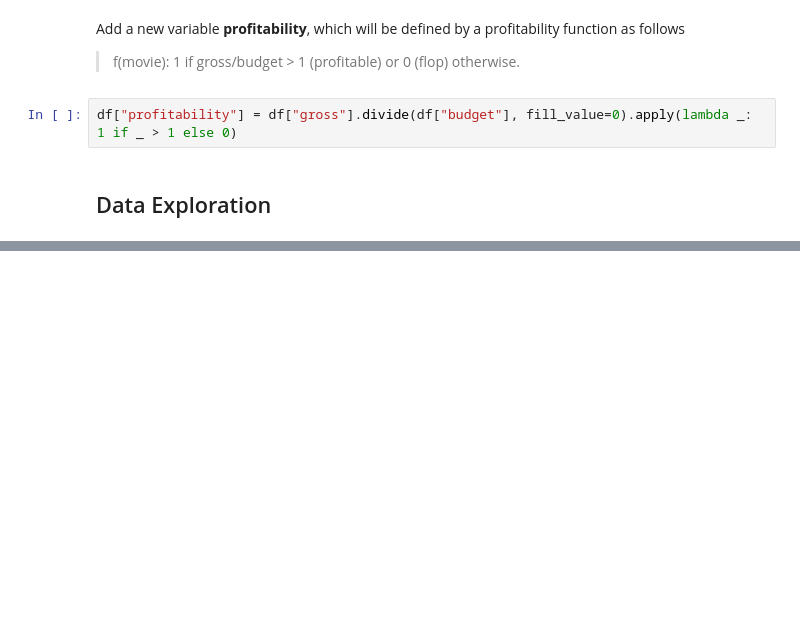
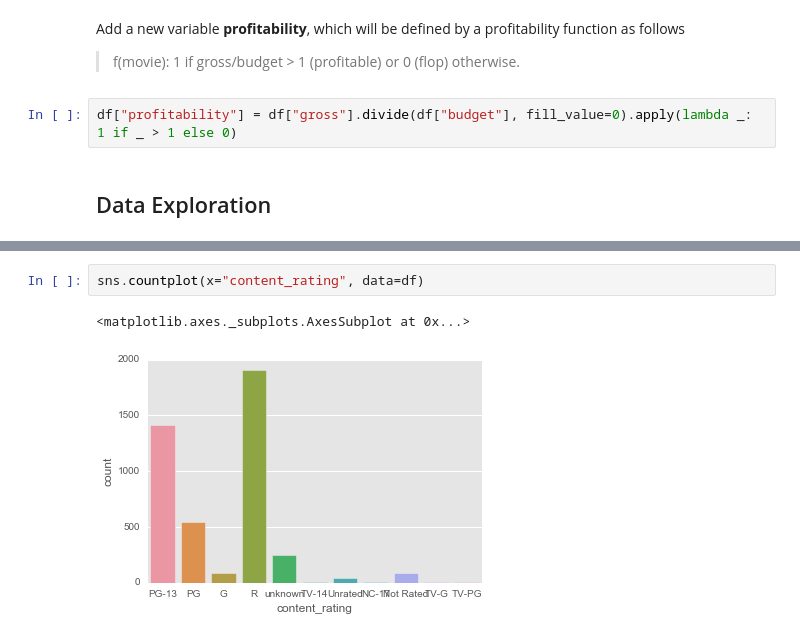
Before and after one commit to eeghor/teg-movie-presentation, a Jupyter notebook: imdb_5000_analysis.ipynb, the cells around one changed output, grey strips where cells are left out. Drawn from its saved outputs; the diff is of its cells as text; blank space fills up the shorter version.

```diff
--- a/imdb_5000_analysis.ipynb
+++ b/imdb_5000_analysis.ipynb
@@ -143,0 +147,5 @@ sns.countplot(x="facenumber_in_poster", data=df)
+# %%
+sns.countplot(x="content_rating", data=df)
+# %% [output]
+<matplotlib.axes._subplots.AxesSubplot at 0x...>
+[figure, added]
```
Also changed, not shown: parts of 15 cells of this notebook.
